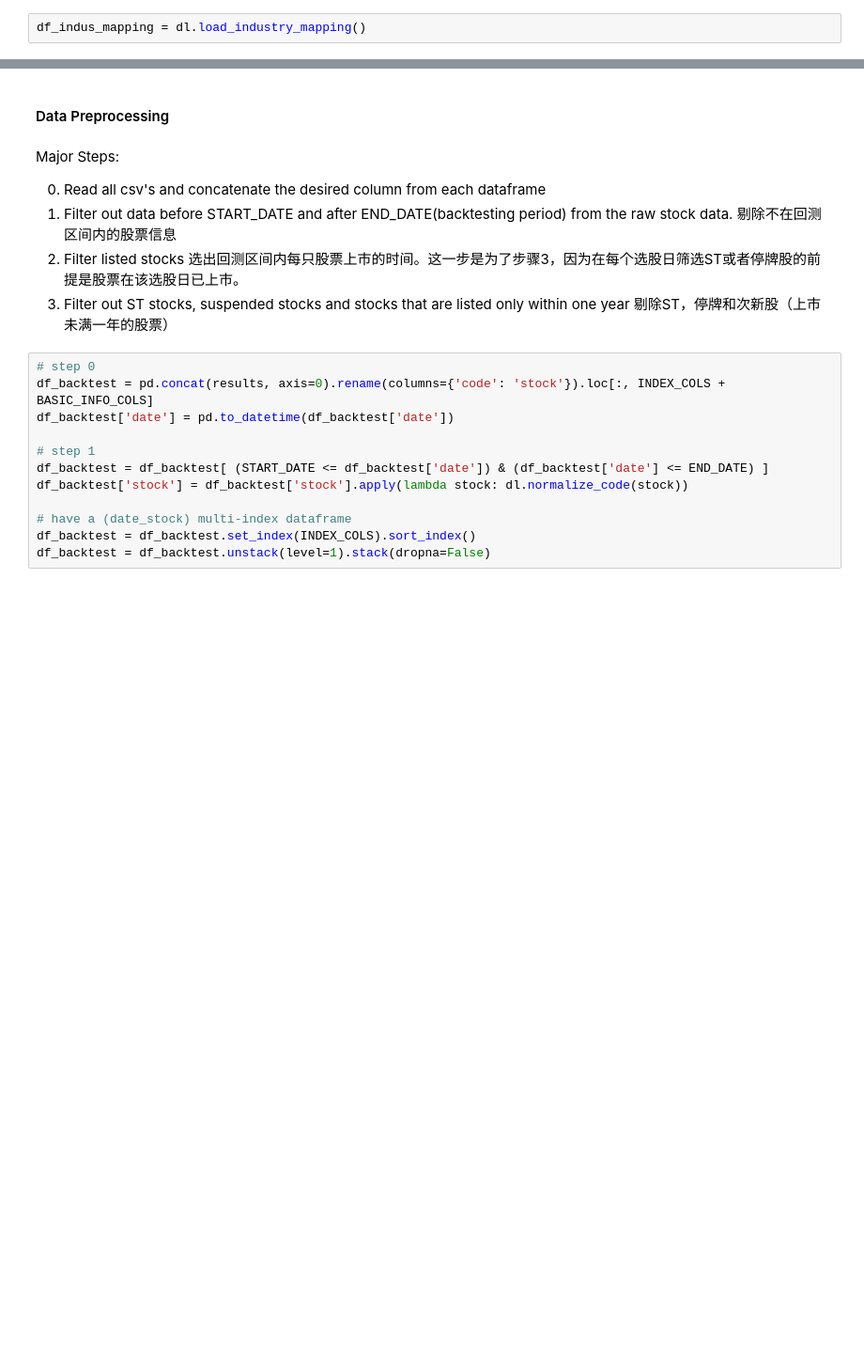
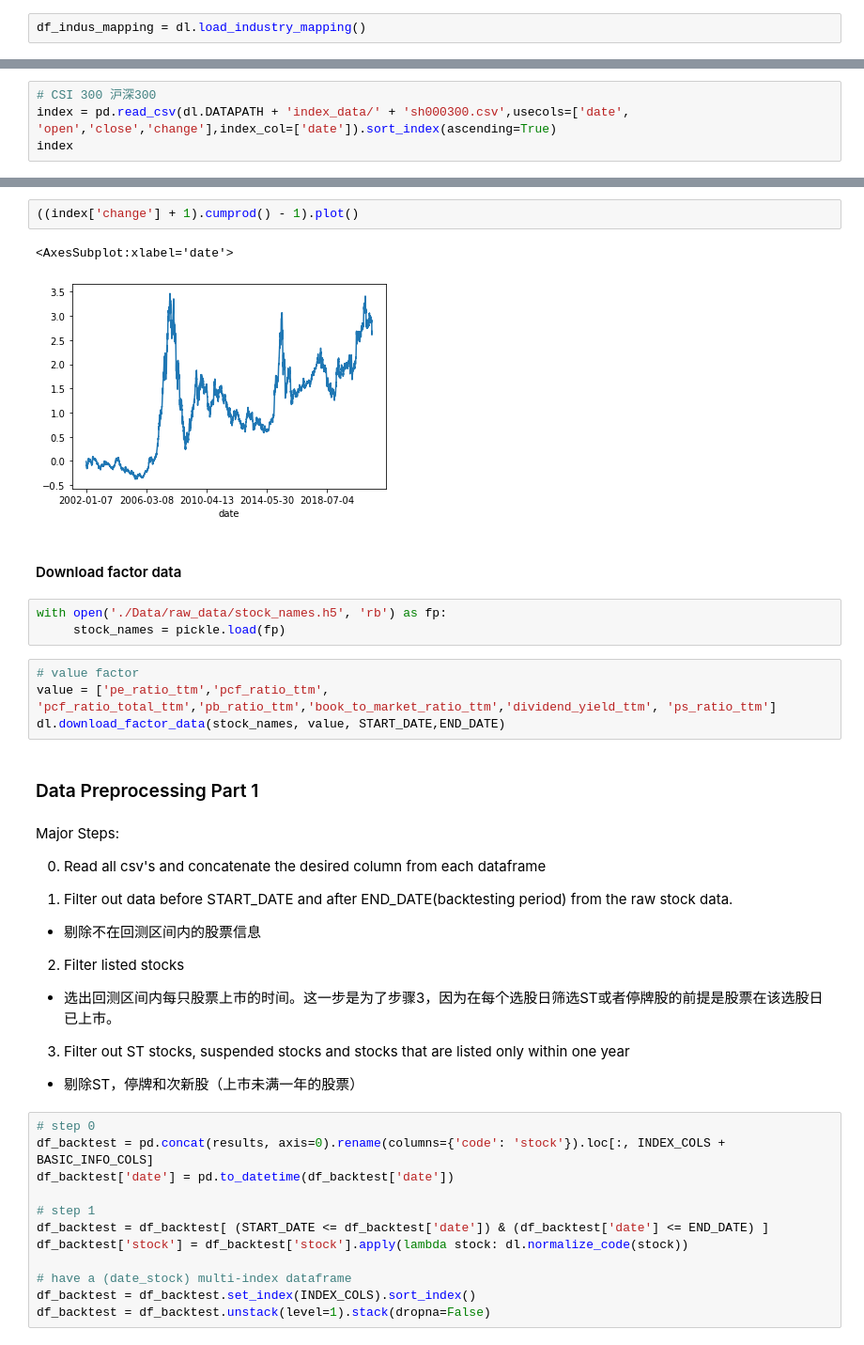
Before and after one commit to etccapital/MultiFactor, a Jupyter notebook: data_download_and_process.ipynb, the cells around one changed output, grey strips where cells are left out. Shown: that part at 94% size. Saved outputs shown, nothing was run; the diff lists cells and outputs as text; blank space fills up the shorter version.

Commit message:
added index data, updated t-value and IC analysis

```diff
--- a/data_download_and_process.ipynb
+++ b/data_download_and_process.ipynb
@@ -47,0 +45,4 @@ df_indus_mapping = dl.load_industry_mapping()
+# %%
+# CSI 300 沪深300
+index = pd.read_csv(dl.DATAPATH + 'index_data/' + 'sh000300.csv',usecols=['date', 'open','close','change'],index_col=['date']).sort_index(ascending=True)
+index
@@ -48,15 +64,34 @@ df_indus_mapping = dl.load_industry_mapping()
+# %%
+((index['change'] + 1).cumprod() - 1).plot()
+# %% [output]
+<AxesSubplot:xlabel='date'>
+[figure, added]
+# %% [markdown]
+#### Download factor data
+# %%
+with open('./Data/raw_data/stock_names.h5', 'rb') as fp:
+     stock_names = pickle.load(fp)
+# %%
+# value factor
+value = ['pe_ratio_ttm','pcf_ratio_ttm', 'pcf_ratio_total_ttm','pb_ratio_ttm','book_to_market_ratio_ttm','dividend_yield_ttm', 'ps_ratio_ttm']
+dl.download_factor_data(stock_names, value, START_DATE,END_DATE)
 # %% [markdown]
-#### Data Preprocessing
+### Data Preprocessing Part 1
 # %% [markdown]
 Major Steps:
 
 0) Read all csv's and concatenate the desired column from each dataframe
+
 1) Filter out data before START_DATE and after END_DATE(backtesting period) from the raw stock data.
-剔除不在回测区间内的股票信息
+
+- 剔除不在回测区间内的股票信息
+
 2) Filter listed stocks
-选出回测区间内每只股票上市的时间。这一步是为了步骤3，因为在每个选股日筛选ST或者停牌股的前提是股票在该选股日已上市。
+
+- 选出回测区间内每只股票上市的时间。这一步是为了步骤3，因为在每个选股日筛选ST或者停牌股的前提是股票在该选股日已上市。
+
 3) Filter out ST stocks, suspended stocks and stocks that are listed only within one year
-剔除ST，停牌和次新股（上市未满一年的股票）
+- 剔除ST，停牌和次新股（上市未满一年的股票）
 # %%
 # step 0
 df_backtest = pd.concat(results, axis=0).rename(columns={'code': 'stock'}).loc[:, INDEX_COLS + BASIC_INFO_COLS]
```
Also changed, not shown: parts of 44 cells of this notebook.
